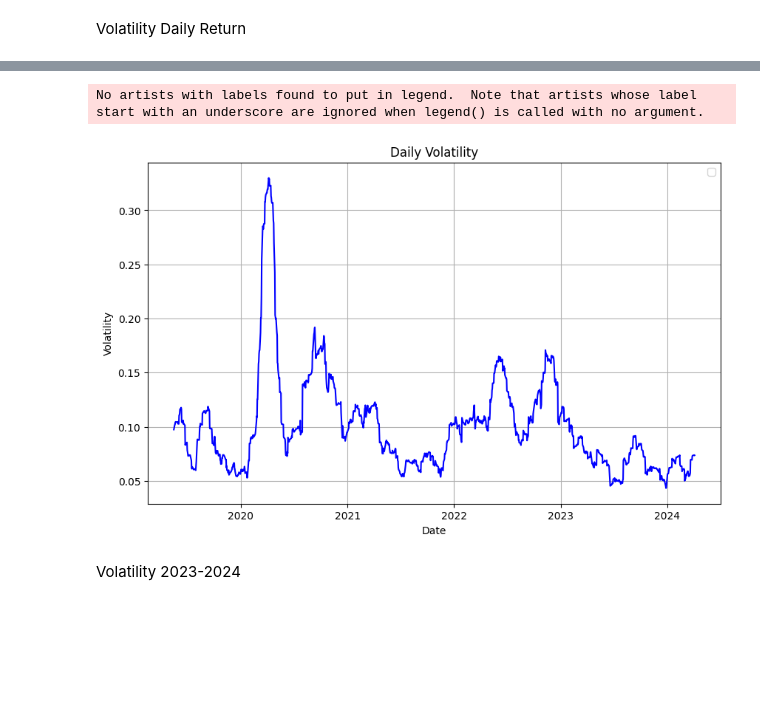
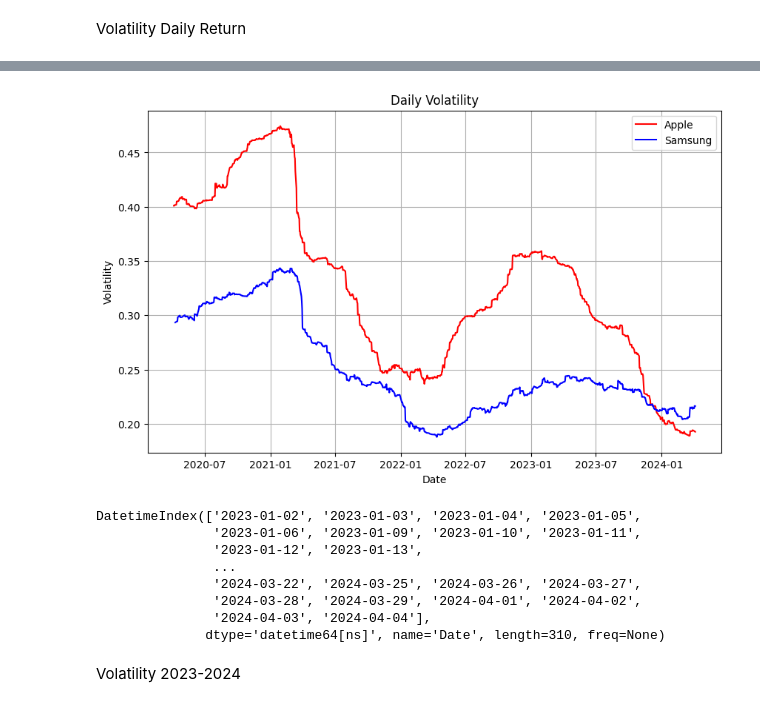
Before and after one commit to jsonshan/AAPL-Samsung-Stock-Prices, a Jupyter notebook: AAPL_SAMSUNG.ipynb, the cells around one changed output, grey strips where cells are left out. Cells and saved outputs as stored; diff of their text form; code cells hidden in the pictures; blank space fills up the shorter version.

```diff
--- a/AAPL_SAMSUNG.ipynb
+++ b/AAPL_SAMSUNG.ipynb
@@ -498,4 +501,10 @@ plt.show()
 # %% [markdown]
 Volatility Daily Return
-# %%
-aapl['Volatility'] = aapl['Daily Return Percentage'].rolling(window=30).std() * np.sqrt(30)
+# %%
+aapl['Volatility'] = aapl['Daily Return Percentage'].rolling(window=252).std() * (252**.5)
+
+aapl['Volatility']
+
+samsung['Volatility'] = samsung['Daily Return Percentage'].rolling(window=252).std() * (252**.5)
+
+samsung['Volatility']
@@ -502,15 +525,26 @@ aapl['Volatility'] = aapl['Daily Return Percentage'].rolling(window=30).std() *
 # %%
-# Plot volatility
+# Plot Volatility
 plt.figure(figsize=(10, 6))
-plt.plot(aapl['Date'], aapl['Volatility'], color='blue')
+plt.plot(aapl.index, aapl['Volatility'], color='red', label='Apple')
+plt.plot(samsung.index, samsung['Volatility'], color='blue', label='Samsung')
 plt.xlabel('Date')
 plt.ylabel('Volatility')
 plt.title('Daily Volatility')
 plt.legend()
 plt.grid(True)
 plt.show()
 # %% [output]
-No artists with labels found to put in legend.  Note that artists whose label start with an underscore are ignored when legend() is called with no argument.
-[figure, old version]
+[figure, new version]
+# %%
+samsung_dates_2023_2024.index
+# %% [output]
+DatetimeIndex(['2023-01-02', '2023-01-03', '2023-01-04', '2023-01-05',
+               '2023-01-06', '2023-01-09', '2023-01-10', '2023-01-11',
+               '2023-01-12', '2023-01-13',
+               ...
+               '2024-03-22', '2024-03-25', '2024-03-26', '2024-03-27',
+               '2024-03-28', '2024-03-29', '2024-04-01', '2024-04-02',
+               '2024-04-03', '2024-04-04'],
+              dtype='datetime64[ns]', name='Date', length=310, freq=None)
 # %% [markdown]
 Volatility 2023-2024
```
Also changed, not shown: parts of 7 cells of this notebook.
